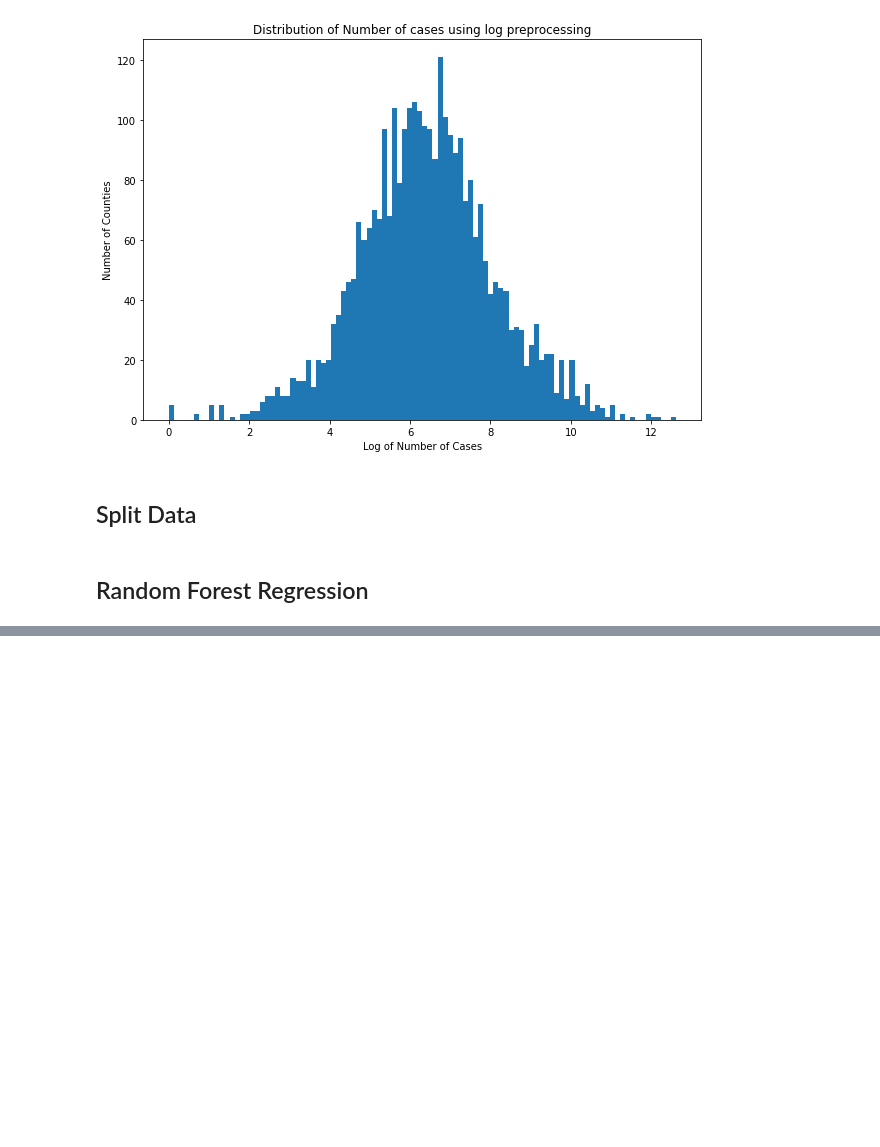
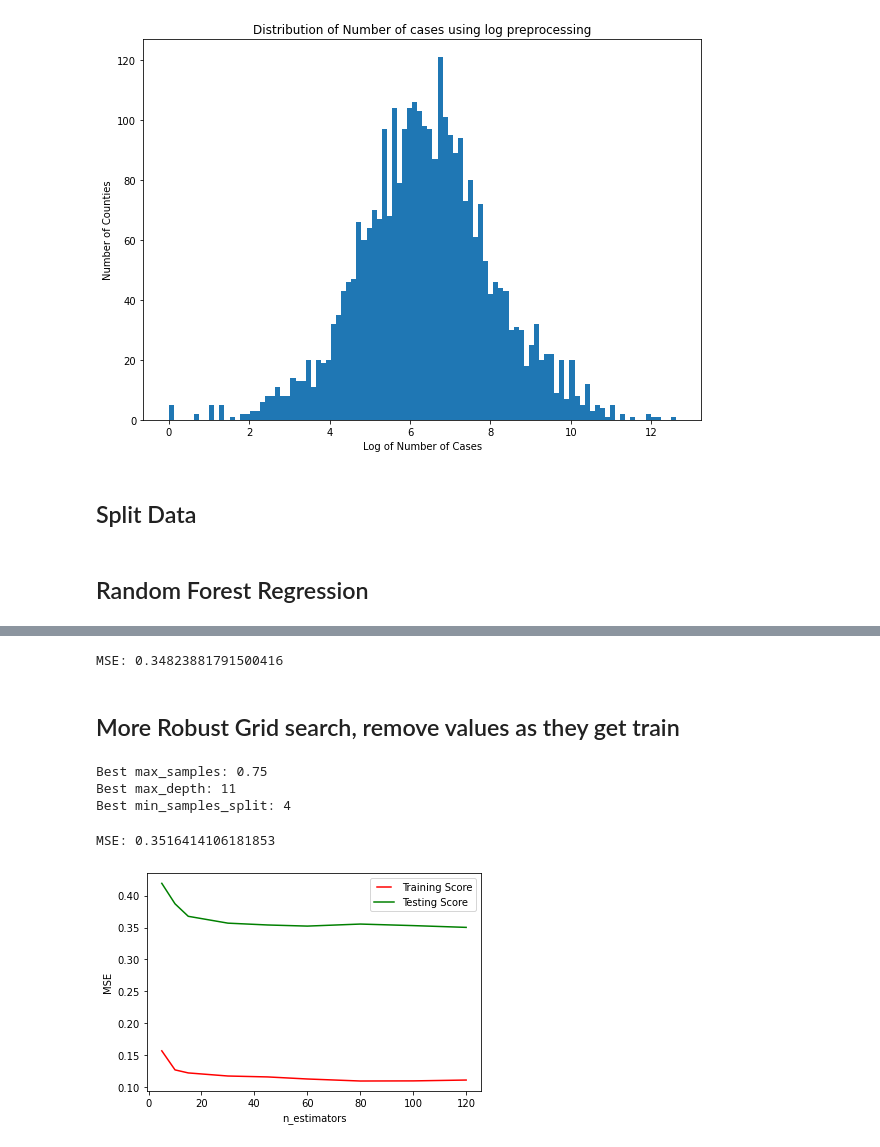
Before and after one commit to CS254-ML-FinalProject/Final-Project, a Jupyter notebook: Forest.ipynb, the cells around one changed output, grey strips where cells are left out. Cells and saved outputs as stored; diff of their text form; code cells hidden in the pictures; blank space fills up the shorter version.

```diff
--- a/Forest.ipynb
+++ b/Forest.ipynb
@@ -177,0 +191,29 @@ With average MSE of: 0.4484900191138123
+# %%
+best_n_estimators = 120
+best_max_samples = .85
+clf = RandomForestRegressor(n_estimators=best_n_estimators, max_samples=best_max_samples, bootstrap=True)
+clf.fit(x_train, y_train)
+print("MSE:", MSE(clf.predict(x_test), y_test))
+# %% [output]
+MSE: 0.34823881791500416
+# %% [markdown]
+## More Robust Grid search, remove values as they  get train
+# %%
+percents = [0.25,0.4,0.65,0.75,0.85]
+depths = [11]
+splits = [2,4]
+clf = RandomForestRegressor(bootstrap=True,n_estimators=120)
+grid = {'max_samples':percents, 'max_depth':depths, 'min_samples_split':splits}
+clf_cv = GridSearchCV(estimator = clf, param_grid = grid)
+clf_cv.fit(x_train, y_train)
+best_max_samples = clf_cv.best_params_['max_samples']
+best_max_depth = clf_cv.best_params_['max_depth']
+best_min_samples_split = clf_cv.best_params_['min_samples_split']
+
+print('Best max_samples:', best_max_samples)
+print('Best max_depth:', best_max_depth)
+print('Best min_samples_split:', best_min_samples_split)
+# %% [output]
+Best max_samples: 0.75
+Best max_depth: 11
+Best min_samples_split: 4
@@ -177,0 +224,26 @@ With average MSE of: 0.4484900191138123
+# %%
+clf = RandomForestRegressor(n_estimators=120, max_samples=best_max_samples, bootstrap=True,max_depth=best_max_depth,min_samples_split=best_min_samples_split)
+clf.fit(x_train, y_train)
+print("MSE:", MSE(clf.predict(x_test), y_test))
+# %% [output]
+MSE: 0.3516414106181853
+# %%
+train_results = []
+test_results = []
+list_nb_trees = [5, 10, 15, 30, 45, 60, 80, 100, 120]
+
+for nb_trees in list_nb_trees:
+    rf = RandomForestRegressor(n_estimators=nb_trees, max_samples=best_max_samples, bootstrap=True,min_samples_split=best_min_samples_split, max_depth=best_max_depth)
+    rf.fit(x_train, y_train)
+
+    train_results.append(MSE(y_train, rf.predict(x_train)))
+    test_results.append(MSE(y_test, rf.predict(x_test)))
+
+line1, = plt.plot(list_nb_trees, train_results, color="r", label="Training Score")
+line2, = plt.plot(list_nb_trees, test_results, color="g", label="Testing Score")
+plt.legend(handler_map={line1: HandlerLine2D(numpoints=2)})
+plt.ylabel('MSE')
+plt.xlabel('n_estimators')
+plt.show()
+# %% [output]
+[figure, added]
```
Also changed, not shown: parts of 24 cells of this notebook, 2 other files.
